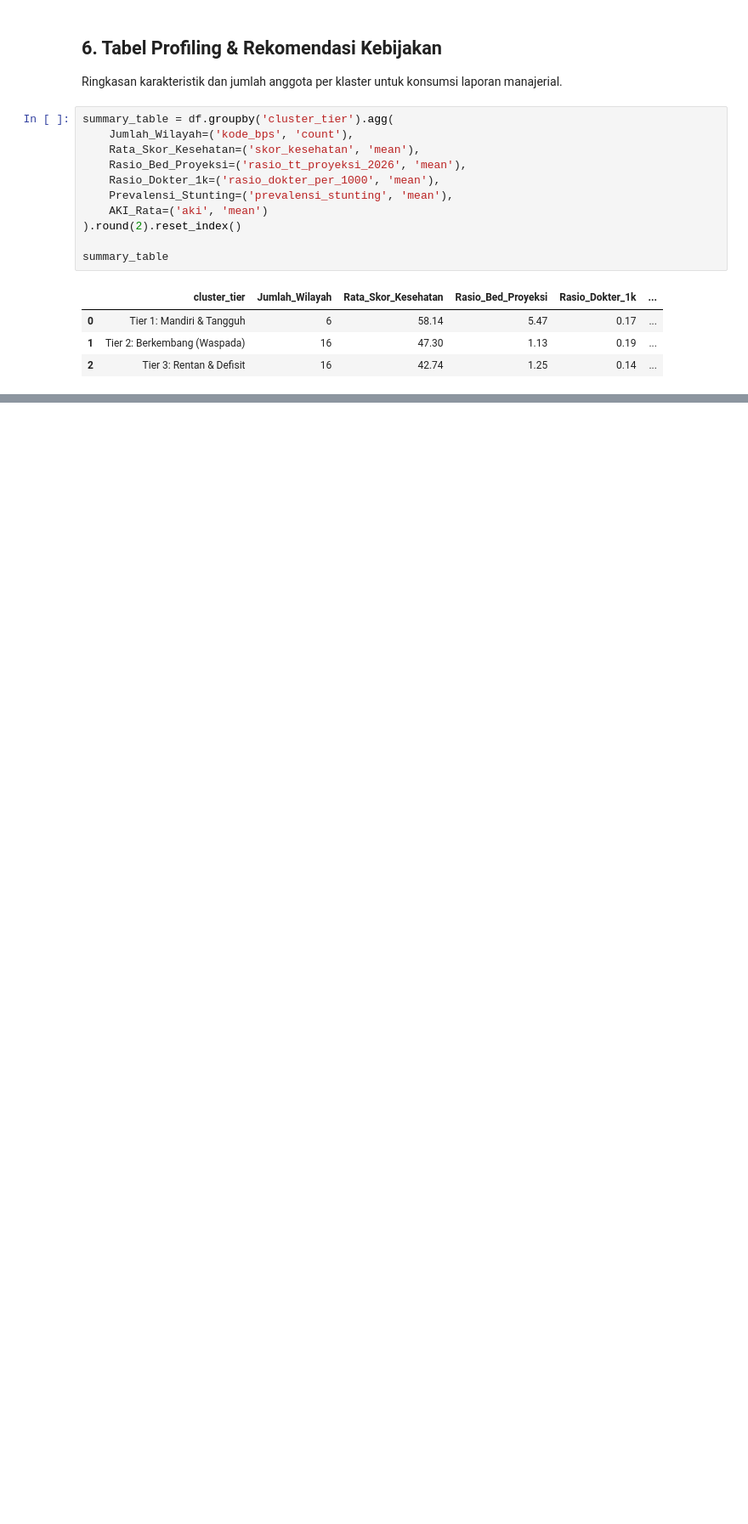
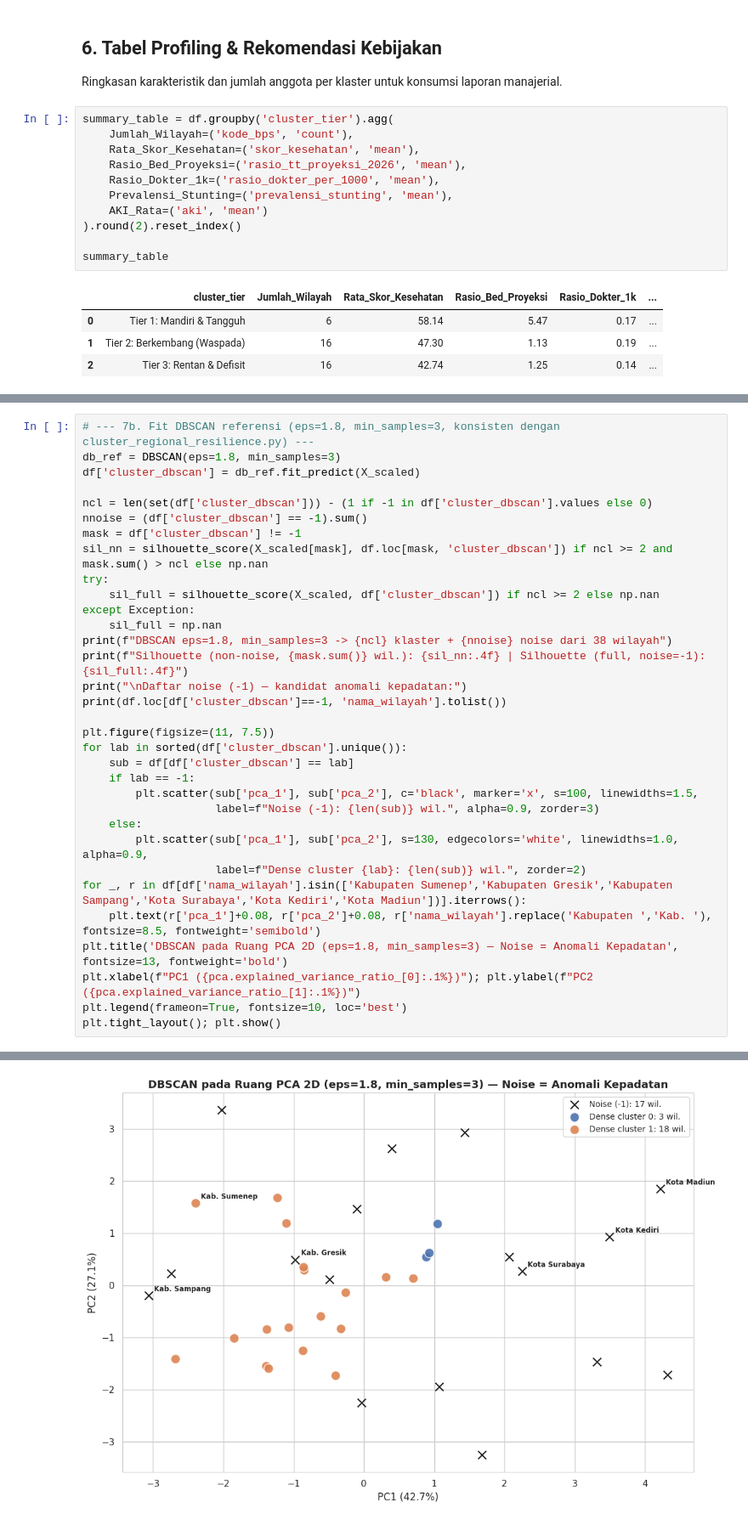
Before and after one commit to Josshua-DSA/OpenData-Cura, a Jupyter notebook: experiments/notebooks/02_regional_resilience_clustering.ipynb, the cells around one changed output, grey strips where cells are left out. Shown at 85% size. Drawn from its saved outputs; the diff is of its cells as text; blank space fills up the shorter version.

```diff
--- a/experiments/notebooks/02_regional_resilience_clustering.ipynb
+++ b/experiments/notebooks/02_regional_resilience_clustering.ipynb
@@ -231,0 +305,34 @@ summary_table
+# %%
+# --- 7b. Fit DBSCAN referensi (eps=1.8, min_samples=3, konsisten dengan cluster_regional_resilience.py) ---
+db_ref = DBSCAN(eps=1.8, min_samples=3)
+df['cluster_dbscan'] = db_ref.fit_predict(X_scaled)
+
+ncl = len(set(df['cluster_dbscan'])) - (1 if -1 in df['cluster_dbscan'].values else 0)
+nnoise = (df['cluster_dbscan'] == -1).sum()
+mask = df['cluster_dbscan'] != -1
+sil_nn = silhouette_score(X_scaled[mask], df.loc[mask, 'cluster_dbscan']) if ncl >= 2 and mask.sum() > ncl else np.nan
+try:
+    sil_full = silhouette_score(X_scaled, df['cluster_dbscan']) if ncl >= 2 else np.nan
+except Exception:
+    sil_full = np.nan
+print(f"DBSCAN eps=1.8, min_samples=3 -> {ncl} klaster + {nnoise} noise dari 38 wilayah")
+print(f"Silhouette (non-noise, {mask.sum()} wil.): {sil_nn:.4f} | Silhouette (full, noise=-1): {sil_full:.4f}")
+print("\nDaftar noise (-1) — kandidat anomali kepadatan:")
+print(df.loc[df['cluster_dbscan']==-1, 'nama_wilayah'].tolist())
+
+plt.figure(figsize=(11, 7.5))
+for lab in sorted(df['cluster_dbscan'].unique()):
+    sub = df[df['cluster_dbscan'] == lab]
+    if lab == -1:
+        plt.scatter(sub['pca_1'], sub['pca_2'], c='black', marker='x', s=100, linewidths=1.5,
+                    label=f"Noise (-1): {len(sub)} wil.", alpha=0.9, zorder=3)
+    else:
+        plt.scatter(sub['pca_1'], sub['pca_2'], s=130, edgecolors='white', linewidths=1.0, alpha=0.9,
+                    label=f"Dense cluster {lab}: {len(sub)} wil.", zorder=2)
+for _, r in df[df['nama_wilayah'].isin(['Kabupaten Sumenep','Kabupaten Gresik','Kabupaten Sampang','Kota Surabaya','Kota Kediri','Kota Madiun'])].iterrows():
+    plt.text(r['pca_1']+0.08, r['pca_2']+0.08, r['nama_wilayah'].replace('Kabupaten ','Kab. '), fontsize=8.5, fontweight='semibold')
+plt.title('DBSCAN pada Ruang PCA 2D (eps=1.8, min_samples=3) — Noise = Anomali Kepadatan', fontsize=13, fontweight='bold')
+plt.xlabel(f"PC1 ({pca.explained_variance_ratio_[0]:.1%})"); plt.ylabel(f"PC2 ({pca.explained_variance_ratio_[1]:.1%})")
+plt.legend(frameon=True, fontsize=10, loc='best')
+plt.tight_layout(); plt.show()
+# %% [output]
@@ -231,0 +344 @@ summary_table
+[figure, added]
```
Also changed, not shown: parts of 12 cells of this notebook, 16 other files.
